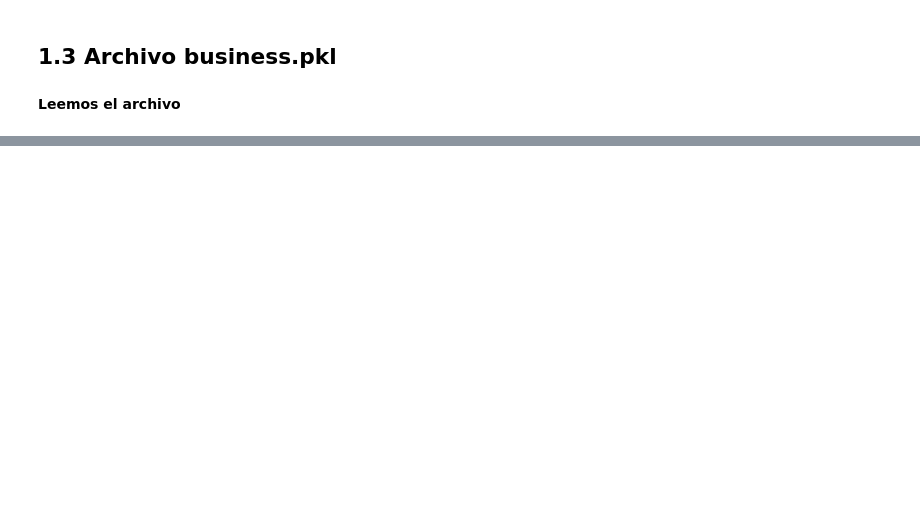
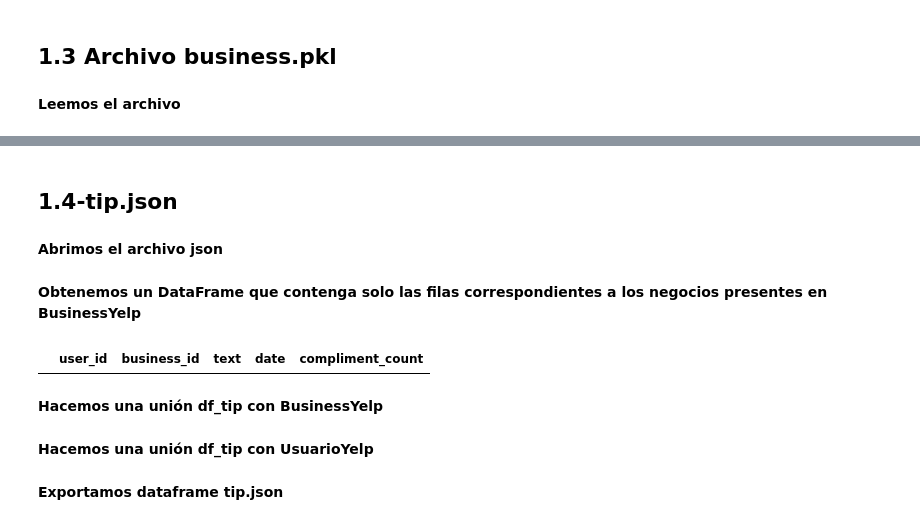
Before and after one commit to Davoassassin27/PROYECTO-GRUPAL-GOOGLE-YELP, a Jupyter notebook: ETL.ipynb, the cells around one changed output, grey strips where cells are left out. Saved outputs shown, nothing was run; the diff lists cells and outputs as text; code cells hidden in the pictures; blank space fills up the shorter version.

```diff
--- a/ETL.ipynb
+++ b/ETL.ipynb
@@ -161,0 +364,5 @@ df_business
+# %%
+df_business2=df_business2[['index','business_id', 'name', 'address', 'city',
+       'state', 'postal_code', 'latitude', 'longitude', 'stars',
+       'review_count', 'is_open', 'attributes', 'categories', 'hours']]
+df_business2=df_business2.rename(columns={'index':'id_business'})
@@ -161,0 +371,6 @@ df_business
+# %%
+#Creamos la tabla de dimension BusinessYelp
+BusinessYelp = df_business2[['id_business', 'business_id']]
+
+# Renombrar la columna "business_id" como "businessYelp_id"
+BusinessYelp.rename(columns={"business_id": "businessYelp_id"}, inplace=True)
@@ -161,0 +568,23 @@ df_business
+# %% [markdown]
+## 1.4-tip.json
+# %% [markdown]
+**Abrimos el archivo json**
+# %%
+json_objects=[]
+
+with open('../tip.json', 'r',encoding='utf-8') as f:
+    for line in f:
+        json_objects.append(json.loads(line))
+
+
+df_tip = pd.DataFrame(json_objects)
+# %% [markdown]
+ **Obtenemos un DataFrame que contenga solo las filas correspondientes a los negocios presentes en BusinessYelp**
+# %%
+df_tip=df_tip[df_tip['business_id'].isin(BusinessYelp.business_id.unique().tolist())]
+# %%
+df_tip
+# %% [output]
+|  | user_id | business_id | text | date | compliment_count |
+# %% [markdown]
+**Hacemos una unión df_tip con BusinessYelp**
@@ -161,0 +593,2 @@ df_business
+# %% [markdown]
+**Hacemos una unión df_tip con UsuarioYelp**
@@ -161,0 +597,2 @@ df_business
+# %% [markdown]
+**Exportamos dataframe tip.json**
```
Also changed, not shown: parts of 222 cells of this notebook.
